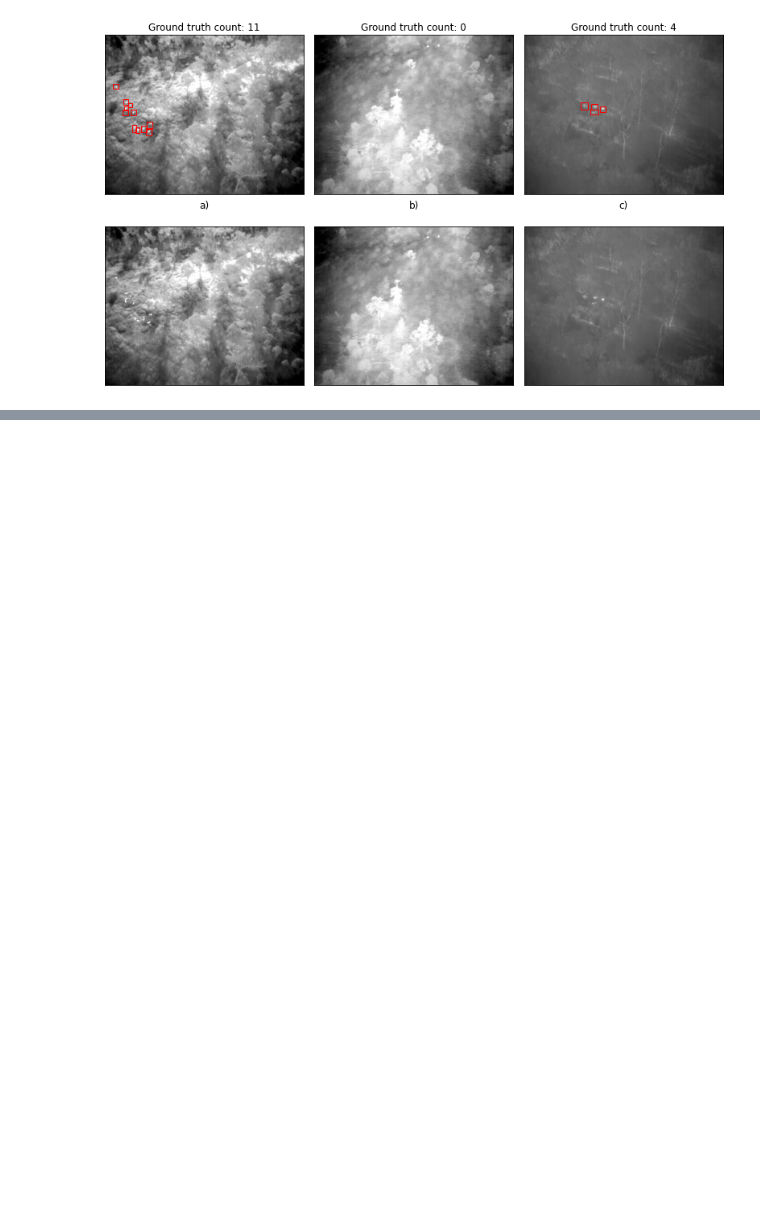
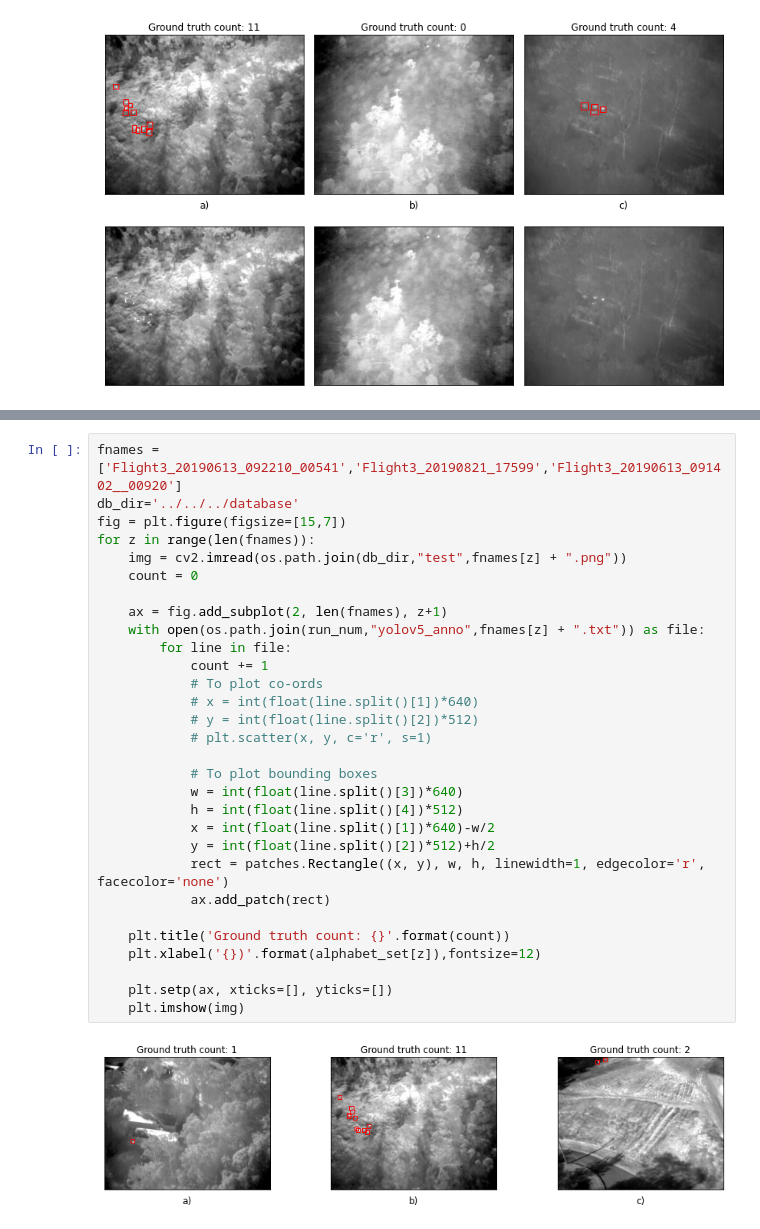
Before and after one commit to crystallcx/CrowdCounting-P2PNet, a Jupyter notebook: vis/visualise_results.ipynb, the cells around one changed output, grey strips where cells are left out. Cells and saved outputs as stored; diff of their text form; blank space fills up the shorter version.

```diff
--- a/vis/visualise_results.ipynb
+++ b/vis/visualise_results.ipynb
@@ -683,0 +823,32 @@ fig.savefig('example_images.png', bbox_inches='tight', dpi=100)
+# %%
+fnames = ['Flight3_20190613_092210_00541','Flight3_20190821_17599','Flight3_20190613_091402__00920']
+db_dir='../../../database'
+fig = plt.figure(figsize=[15,7])
+for z in range(len(fnames)):
+    img = cv2.imread(os.path.join(db_dir,"test",fnames[z] + ".png"))
+    count = 0
+
+    ax = fig.add_subplot(2, len(fnames), z+1)
+    with open(os.path.join(run_num,"yolov5_anno",fnames[z] + ".txt")) as file:
+        for line in file:
+            count += 1
+            # To plot co-ords
+            # x = int(float(line.split()[1])*640)
+            # y = int(float(line.split()[2])*512)
+            # plt.scatter(x, y, c='r', s=1)
+
+            # To plot bounding boxes
+            w = int(float(line.split()[3])*640)
+            h = int(float(line.split()[4])*512)
+            x = int(float(line.split()[1])*640)-w/2
+            y = int(float(line.split()[2])*512)+h/2
+            rect = patches.Rectangle((x, y), w, h, linewidth=1, edgecolor='r', facecolor='none')
+            ax.add_patch(rect)
+
+    plt.title('Ground truth count: {}'.format(count))
+    plt.xlabel('{})'.format(alphabet_set[z]),fontsize=12)
+
+    plt.setp(ax, xticks=[], yticks=[])
+    plt.imshow(img)
+# %% [output]
+[figure, added]
```
Also changed, not shown: parts of 6 cells of this notebook, 1 other file.
